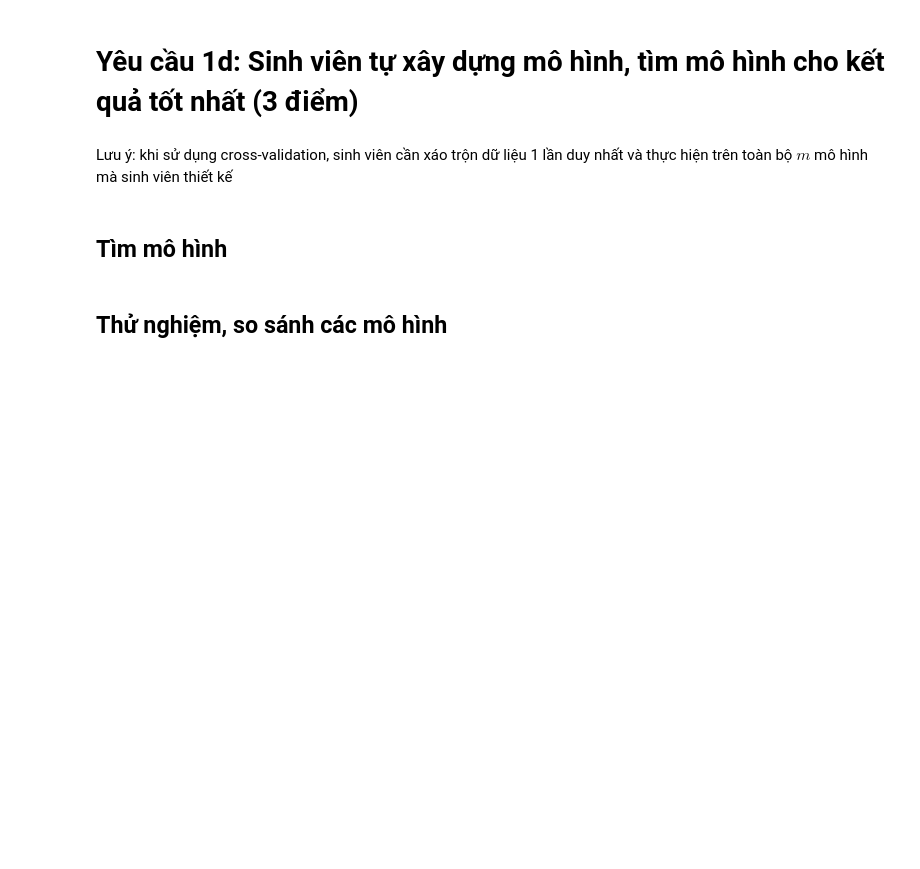
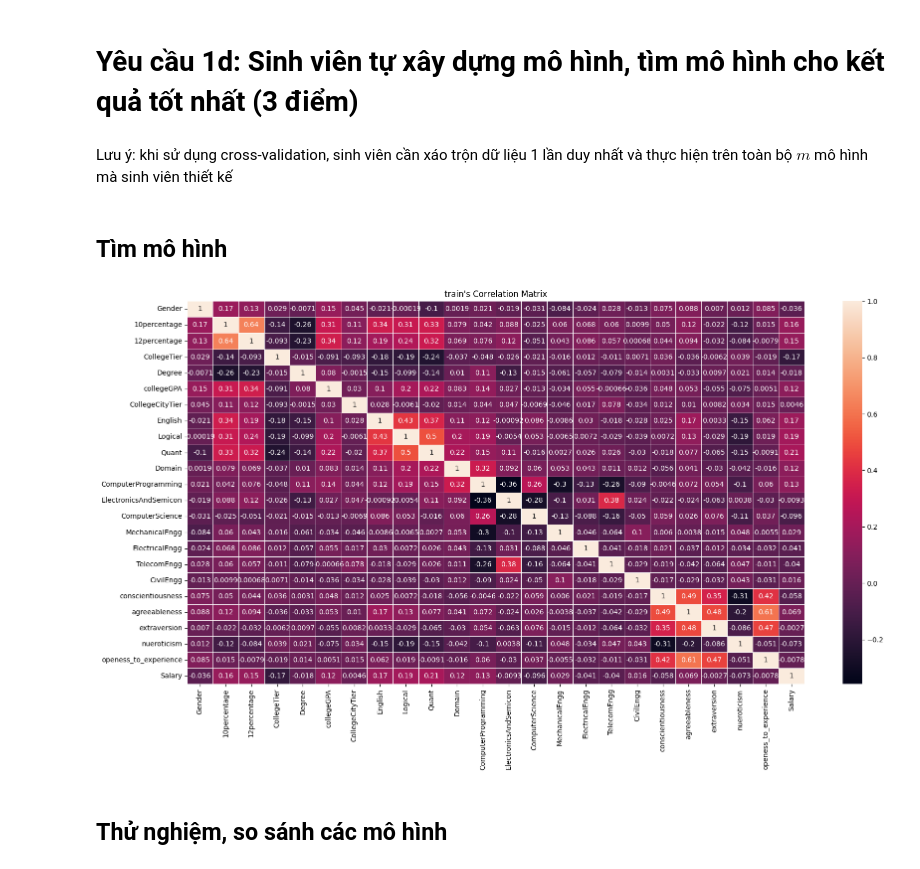
Before and after one commit to kru01/LinearRegression_Engg-Grad-Salary-Pred, a Jupyter notebook: 21127135.ipynb, the cells around one changed output. Saved outputs shown, nothing was run; the diff lists cells and outputs as text; code cells hidden in the pictures; blank space fills up the shorter version.

```diff
--- a/21127135.ipynb
+++ b/21127135.ipynb
@@ -97,7 +97,7 @@ def stepwise_regress(X_train:pd.DataFrame, y_train:pd.Series, pval_max:float=0.0
     > X_train:pd.DataFrame - The training features set
     > y_train:pd.Series - The target variable, or feature, set
     > pval_max:float - The upper limit of p-values
-    < sig_traits:list(str) - Names of all the significant features
+    < sig_traits:list - Names of all the significant features
     '''
     X_st_train = X_train.copy()
     stats = sm.OLS(y_train, X_st_train).fit()
@@ -107,20 +107,21 @@ def stepwise_regress(X_train:pd.DataFrame, y_train:pd.Series, pval_max:float=0.0
         stats = sm.OLS(y_train, X_st_train).fit()
     return stats.model.exog_names + [y_train.name]
 
-def corr_regress(train:pd.DataFrame, corr_max:float=0.9):
+def corr_regress(X_train:pd.DataFrame, y_train:pd.Series, corr_max:float=0.9):
     '''
-    > train:pd.DataFrame - The training set
+    > X_train:pd.DataFrame - The training features set
+    > y_train:pd.Series - The target variable, or feature, set
     > corr_max:float - The upper limit of correlation values
     < corr_mat:pd.DataFrame - The correlation matrix
-    < sat_traits:list(str) - Names of all the satisfied features
+    < sat_traits:list - Names of all the satisfied features
     '''
-    corr_mat = train.corr()
+    corr_mat = X_train.corr()
     columns = np.full((corr_mat.shape[0],), True, dtype=bool)
     for i in range(corr_mat.shape[0]):
         for j in range(i + 1, corr_mat.shape[0]):
             if corr_mat.iloc[i, j] >= corr_max:
                 if columns[j]: columns[j] = False
-    return corr_mat, train.columns[columns].values
+    return corr_mat, X_train.columns[columns].to_numpy().tolist() + [y_train.name]
 
 def kfold_models(model_builders:list, train:pd.DataFrame, k_fold:int=5, seed:int=42):
     '''
@@ -148,11 +149,15 @@ def kfold_models(model_builders:list, train:pd.DataFrame, k_fold:int=5, seed:int
             MAEs.append(mae(y_subtest, y_mod_hat))
         split_MAEs.append(MAEs)
 
-    avg_MAEs = np.average(np.array(split_MAEs), axis=0).tolist()
+    avg_MAEs = np.array(split_MAEs).mean(axis=0).tolist()
     models = [mod[0] for mod in model_builders]
     avg_MAEs = [[mod, avg] for mod, avg in zip(models, avg_MAEs)]
     fit_model = sorted(avg_MAEs, key=lambda x: x[1])[0]
     avg_MAEs = pd.DataFrame(avg_MAEs, columns=['Model', 'Average MAE'])
+    for mod in model_builders:
+        if fit_model[0] == mod[0]:
+            fit_model.insert(1, mod[1])
+            break
     return fit_model, avg_MAEs
 # %% [markdown]
 # Yêu cầu 1a: Sử dụng toàn bộ 11 đặc trưng đầu tiên `Gender`, `10percentage`, `12percentage`, `CollegeTier`, `Degree`, `collegeGPA`, `CollegeCityTier`, `English`, `Logical`, `Quant`, `Domain` (2 điểm)
@@ -239,40 +287,43 @@ def build_1dm1_stepReg(X_train:pd.DataFrame, y_train:pd.Series, X_test:pd.DataFr
 # MODEL 2 [rf_1dm2] - Using Correlation Matrix to remove features. For every pair of
 #   features having high correlation value, one of the two will be discarded.
 def build_1dm2_corrMat(X_train:pd.DataFrame, y_train:pd.Series, X_test:pd.DataFrame):
-    corr_mat, traits = corr_regress(pd.concat([X_train, y_train], axis=1))
+    corr_mat, traits = corr_regress(X_train, y_train)
     X_1dm2_train = X_train.loc[:, traits[:-1]]
     X_1dm2_test = X_test.loc[:, traits[:-1]]
     model_1dm2 = OLSLinearRegression().fit(X_1dm2_train, y_train)
     return model_1dm2, X_1dm2_test, corr_mat
 
 corr_mat = train.corr()
 plt.figure(figsize=(20, 10))
 sns.heatmap(corr_mat, annot=True, linewidths=.5)
-plt.title('train.csv Correlation Matrix')
+plt.title('train\'s Correlation Matrix')
+# plt.savefig("plot.pdf", format="pdf", bbox_inches="tight")
 plt.show()
 
 # MODEL 3 - Grouping features based on semantics. This model is quite silly, it drew
 #   inspiration from the above tasks.
 def build_1dm3_featGroup(X_train:pd.DataFrame, y_train:pd.Series, X_test:pd.DataFrame):
     X_1dm3_train = pd.concat([X_train.loc[:, 'Gender':'CollegeCityTier'].sum(axis=1),
                             X_train.loc[:, 'English':'Quant'].sum(axis=1),
                             X_train.loc[:, 'Domain':'CivilEngg'].sum(axis=1),
                             X_train.loc[:, 'conscientiousness':'openess_to_experience'].sum(axis=1)],
                             axis=1, keys=['Gen2Col', 'Eng2Qua', 'Dom2Civ', 'con2ope'])
     X_1dm3_test = pd.concat([X_test.loc[:, 'Gender':'CollegeCityTier'].sum(axis=1),
                             X_test.loc[:, 'English':'Quant'].sum(axis=1),
                             X_test.loc[:, 'Domain':'CivilEngg'].sum(axis=1),
                             X_test.loc[:, 'conscientiousness':'openess_to_experience'].sum(axis=1)],
                             axis=1, keys=['Gen2Col', 'Eng2Qua', 'Dom2Civ', 'con2ope'])
     model_1dm3 = OLSLinearRegression().fit(X_1dm3_train, y_train)
     return model_1dm3, X_1dm3_test
 
 # MODEL 4 [rf_1dm2] - Combining Correlation Matrix and Stepwise Regression.
 def build_1dm4_corrStep(X_train:pd.DataFrame, y_train:pd.Series, X_test:pd.DataFrame):
-    corr_mat, traits = corr_regress(pd.concat([X_train, y_train], axis=1))
+    corr_mat, traits = corr_regress(X_train, y_train)
     X_corr_train = X_train.loc[:, traits[:-1]]
     X_corr_test = X_test.loc[:, traits[:-1]]
     return list(build_1dm1_stepReg(X_corr_train, y_train, X_corr_test)) + [corr_mat]
+# %% [output]
+[figure, added]
 # %% [markdown]
 ## Thử nghiệm, so sánh các mô hình
 # %%
```
Also changed, not shown: parts of 12 cells of this notebook, 1 other file.
